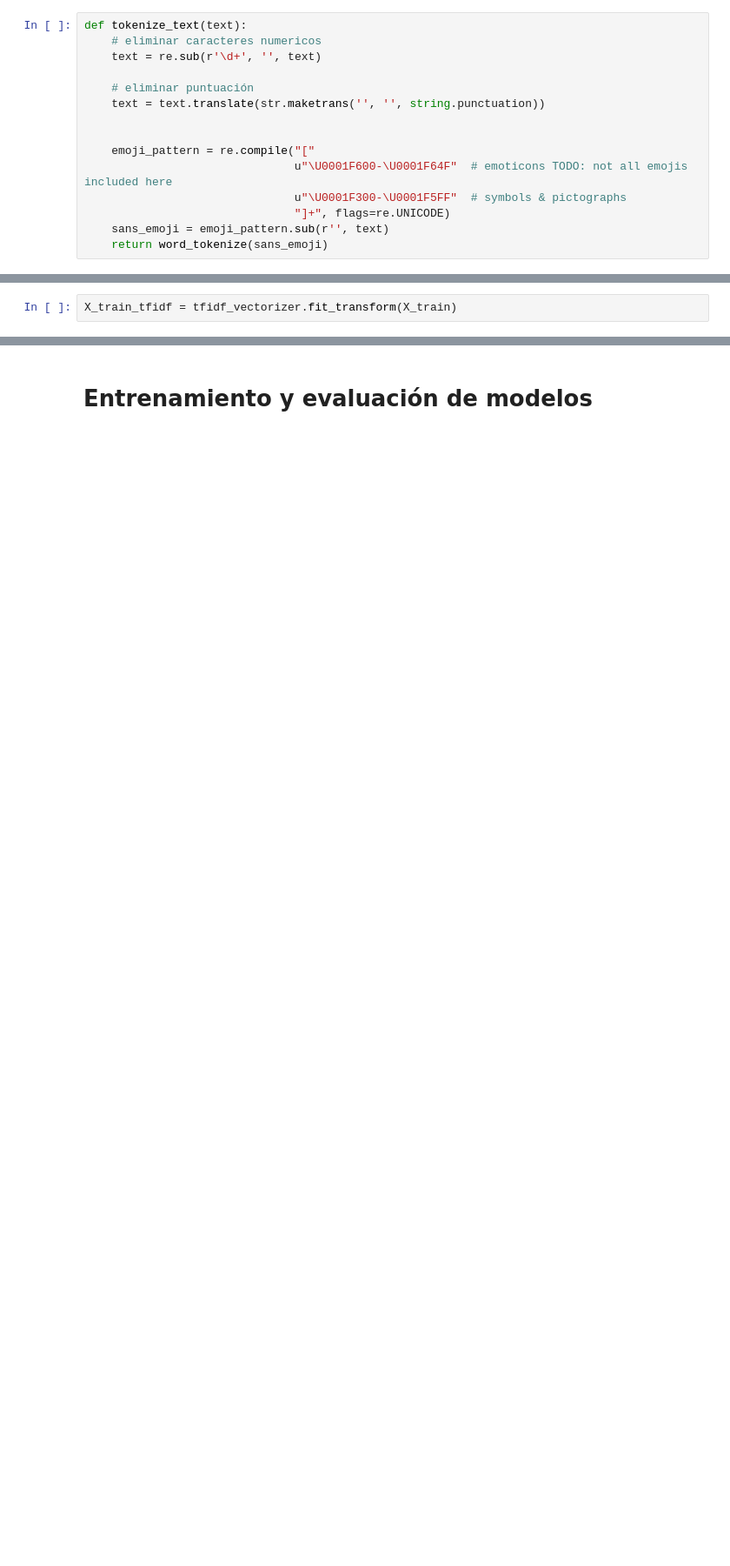
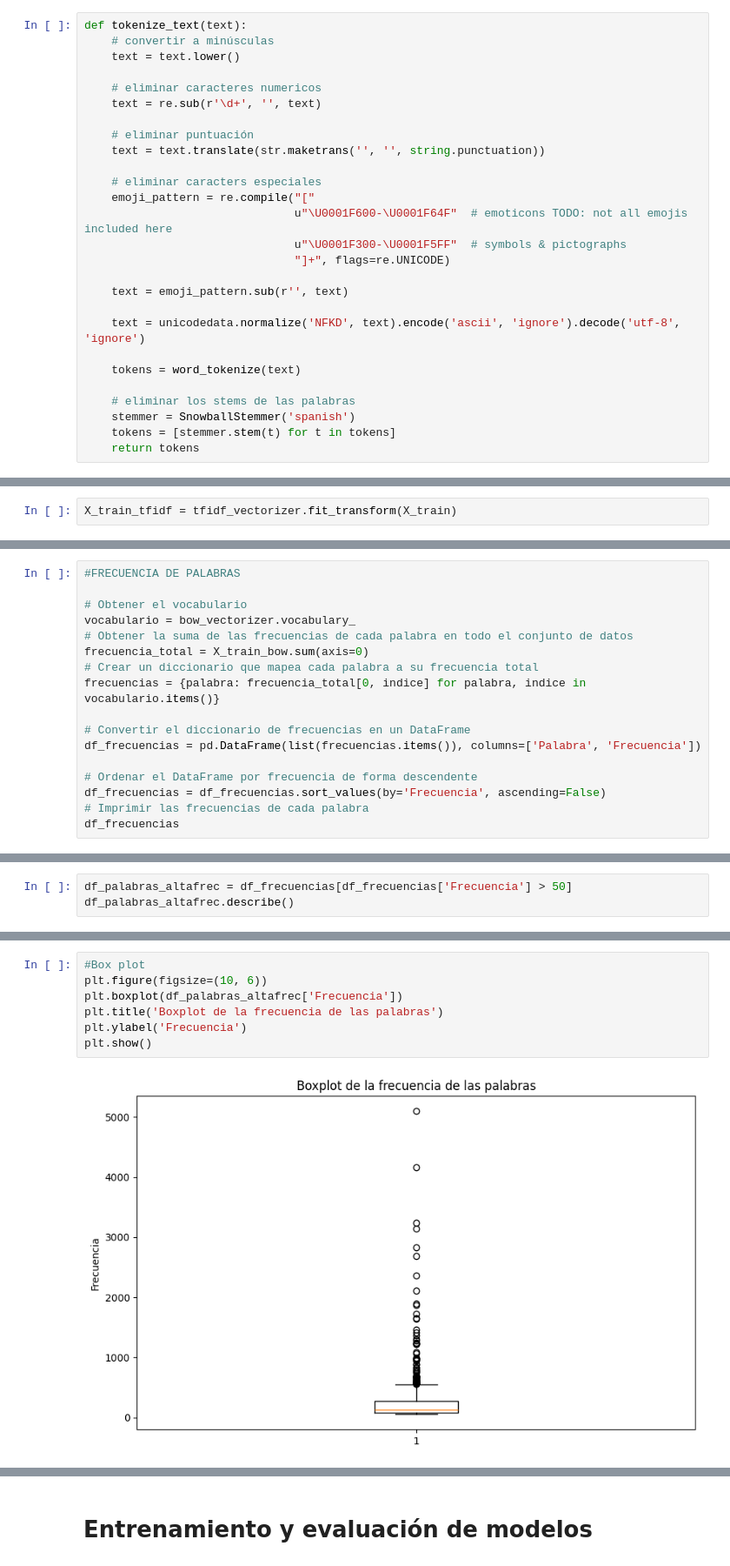
Before and after one commit to bi-202410/proyecto-1, a Jupyter notebook: text-analysis.ipynb, the cells around one changed output, grey strips where cells are left out. Shown at 87% size. Drawn from its saved outputs; the diff is of its cells as text; blank space fills up the shorter version.

Commit message:
frecuencia de palabras

```diff
--- a/text-analysis.ipynb
+++ b/text-analysis.ipynb
@@ -124,19 +130,31 @@ True
 stop_words = set(stopwords.words('spanish'))
 # %%
 def tokenize_text(text):
+    # convertir a minúsculas
+    text = text.lower()
+
     # eliminar caracteres numericos
     text = re.sub(r'\d+', '', text)
 
     # eliminar puntuación
     text = text.translate(str.maketrans('', '', string.punctuation))
 
-
+    # eliminar caracters especiales
     emoji_pattern = re.compile("["
                                u"\U0001F600-\U0001F64F"  # emoticons TODO: not all emojis included here
                                u"\U0001F300-\U0001F5FF"  # symbols & pictographs
                                "]+", flags=re.UNICODE)
-    sans_emoji = emoji_pattern.sub(r'', text)
-    return word_tokenize(sans_emoji)
+
+    text = emoji_pattern.sub(r'', text)
+
+    text = unicodedata.normalize('NFKD', text).encode('ascii', 'ignore').decode('utf-8', 'ignore')
+
+    tokens = word_tokenize(text)
+
+    # eliminar los stems de las palabras
+    stemmer = SnowballStemmer('spanish')
+    tokens = [stemmer.stem(t) for t in tokens]
+    return tokens
 # %%
 bow_vectorizer = CountVectorizer(stop_words=list(stop_words), lowercase=True, tokenizer=tokenize_text)
 tfidf_vectorizer = TfidfVectorizer( stop_words=list(stop_words), lowercase=True, tokenizer=tokenize_text)
@@ -171,0 +176,17 @@ df_bow_sklearn
+# %%
+#FRECUENCIA DE PALABRAS
+
+# Obtener el vocabulario
+vocabulario = bow_vectorizer.vocabulary_
+# Obtener la suma de las frecuencias de cada palabra en todo el conjunto de datos
+frecuencia_total = X_train_bow.sum(axis=0)
+# Crear un diccionario que mapea cada palabra a su frecuencia total
+frecuencias = {palabra: frecuencia_total[0, indice] for palabra, indice in vocabulario.items()}
+
+# Convertir el diccionario de frecuencias en un DataFrame
+df_frecuencias = pd.DataFrame(list(frecuencias.items()), columns=['Palabra', 'Frecuencia'])
+
+# Ordenar el DataFrame por frecuencia de forma descendente
+df_frecuencias = df_frecuencias.sort_values(by='Frecuencia', ascending=False)
+# Imprimir las frecuencias de cada palabra
+df_frecuencias
@@ -171,0 +207,3 @@ df_bow_sklearn
+# %%
+df_palabras_altafrec = df_frecuencias[df_frecuencias['Frecuencia'] > 50]
+df_palabras_altafrec.describe()
@@ -171,0 +220,9 @@ df_bow_sklearn
+# %%
+#Box plot
+plt.figure(figsize=(10, 6))
+plt.boxplot(df_palabras_altafrec['Frecuencia'])
+plt.title('Boxplot de la frecuencia de las palabras')
+plt.ylabel('Frecuencia')
+plt.show()
+# %% [output]
+[figure, added]
```
Also changed, not shown: parts of 19 cells of this notebook.
